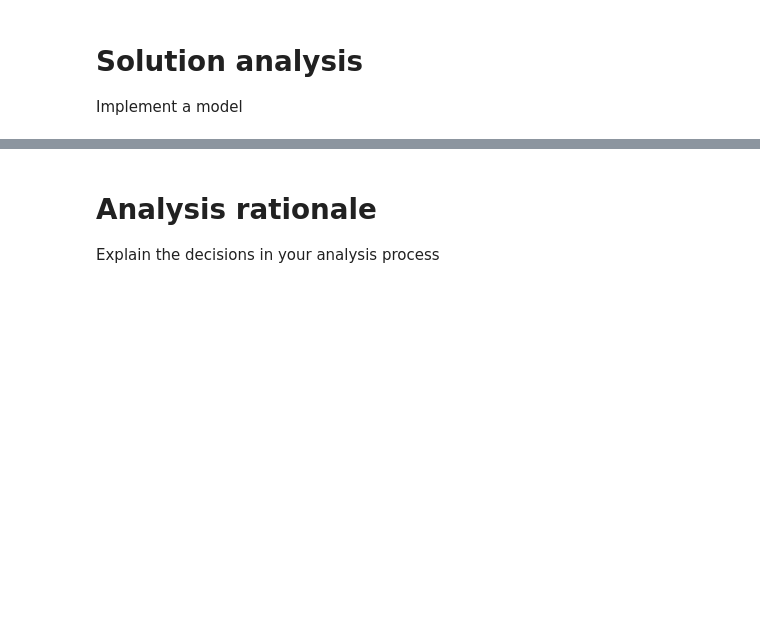
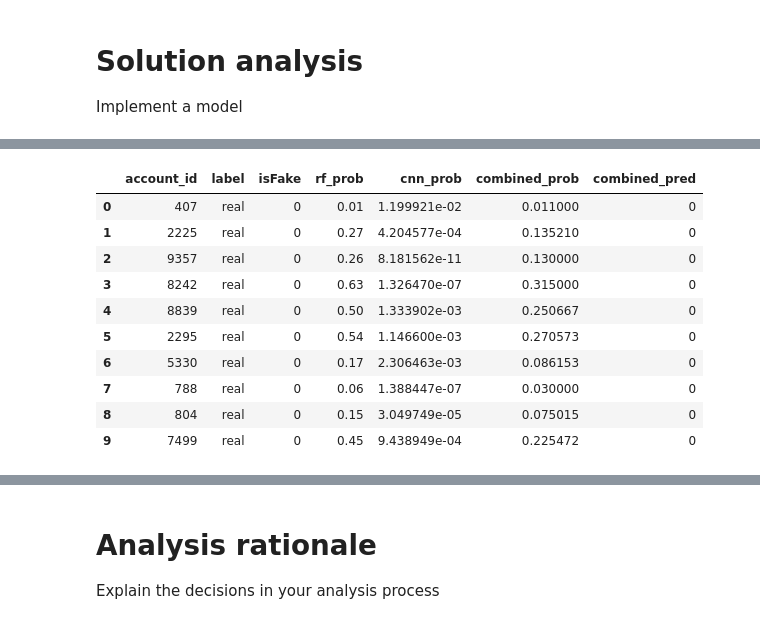
Before and after one commit to kguzman24/Detecting_AI_Generated_Personas, a Jupyter notebook: Pipeline.ipynb, the cells around one changed output, grey strips where cells are left out. Cells and saved outputs as stored; diff of their text form; code cells hidden in the pictures; blank space fills up the shorter version.

```diff
--- a/Pipeline.ipynb
+++ b/Pipeline.ipynb
@@ -669,0 +748,55 @@ weighted avg       1.00      1.00      1.00      1926
+# %%
+#combined model : merge CNN + RF predictions
+# For each account we have:
+#   CNN score  : probability that profile pic is AI-generated (0=real, 1=ai)
+#   RF score   : probability that account behavior is fake (0=real, 1=fake)
+#final score = average of both, threshold at 0.5
+PREDS_PATH = "models/combined_predictions.parquet"
+
+try:
+    if os.path.exists(PREDS_PATH):
+        #load saved predictions instead of rerunning
+    #get RF probabilities on full dataset
+        saved_preds = pd.read_parquet(PREDS_PATH)
+        df_model_ready['rf_prob']       = saved_preds['rf_prob'].values
+        df_model_ready['cnn_prob']      = saved_preds['cnn_prob'].values
+        df_model_ready['combined_prob'] = saved_preds['combined_prob'].values
+        df_model_ready['combined_pred'] = saved_preds['combined_pred'].values
+        log.info("Loaded saved predictions from disk — skipping inference")
+    else:
+        #get RF probabilities on full dataset
+        X_all = df_model_ready[feature_cols]
+        rf_probs = rf.predict_proba(X_all)[:, 1]  #P(fake)
+
+        #CNN was only run on val set, for full dataset re-run on all images
+        all_gen = val_gen.flow_from_dataframe(
+            df_images,
+            x_col='full_path',
+            y_col='profile_pic_type',
+            target_size=(224, 224),
+            batch_size=32,
+            class_mode='binary',
+            classes=['real', 'ai'],
+            shuffle=False
+        )
+        cnn_probs_all = cnn_model.predict(all_gen).flatten()
+
+        #combined score
+        df_model_ready['rf_prob']       = rf_probs
+        df_model_ready['cnn_prob']      = cnn_probs_all
+        df_model_ready['combined_prob'] = (rf_probs + cnn_probs_all) / 2
+        df_model_ready['combined_pred'] = (df_model_ready['combined_prob'] > 0.5).astype(int)
+
+        # save for next time
+        df_model_ready[['rf_prob', 'cnn_prob',
+                         'combined_prob', 'combined_pred']].to_parquet(PREDS_PATH)
+        log.info(f"Predictions saved to {PREDS_PATH}")
+        log.info(f"Combined prediction distribution:\n{df_model_ready['combined_pred'].value_counts().to_string()}")
+
+except Exception as e:
+    log.error(f"Error generating combined predictions: {e}")
+    raise
+
+df_model_ready[['account_id', 'label', 'isFake', 'rf_prob',
+                'cnn_prob', 'combined_prob', 'combined_pred']].head(10)
+# %% [output]
@@ -669,0 +804,11 @@ weighted avg       1.00      1.00      1.00      1926
+|  | account_id | label | isFake | rf_prob | cnn_prob | combined_prob | combined_pred |
+| 0 | 407 | real | 0 | 0.01 | 1.199921e-02 | 0.011000 | 0 |
+| 1 | 2225 | real | 0 | 0.27 | 4.204577e-04 | 0.135210 | 0 |
+| 2 | 9357 | real | 0 | 0.26 | 8.181562e-11 | 0.130000 | 0 |
+| 3 | 8242 | real | 0 | 0.63 | 1.326470e-07 | 0.315000 | 0 |
+| 4 | 8839 | real | 0 | 0.50 | 1.333902e-03 | 0.250667 | 0 |
+| 5 | 2295 | real | 0 | 0.54 | 1.146600e-03 | 0.270573 | 0 |
+| 6 | 5330 | real | 0 | 0.17 | 2.306463e-03 | 0.086153 | 0 |
+| 7 | 788 | real | 0 | 0.06 | 1.388447e-07 | 0.030000 | 0 |
+| 8 | 804 | real | 0 | 0.15 | 3.049749e-05 | 0.075015 | 0 |
+| 9 | 7499 | real | 0 | 0.45 | 9.438949e-04 | 0.225472 | 0 |
```
Also changed, not shown: parts of 23 cells of this notebook, 10 other files.
